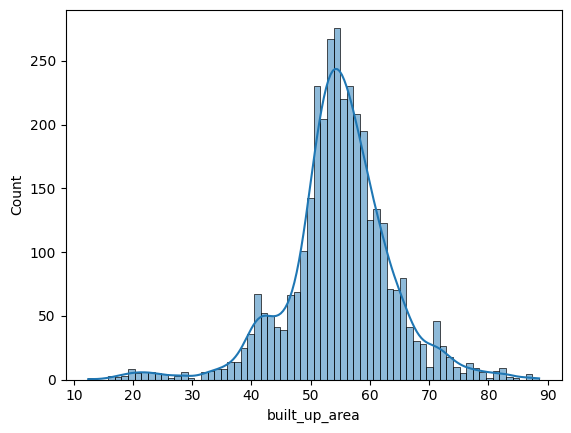
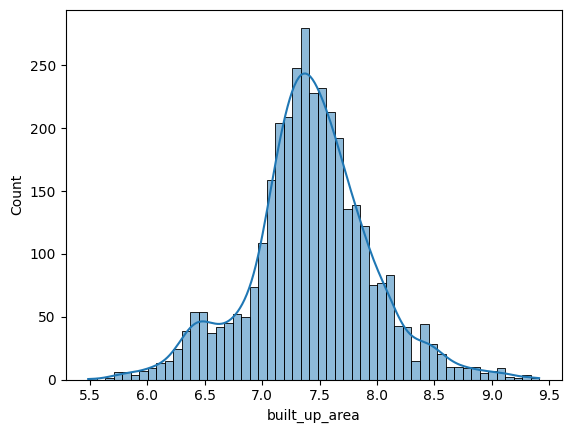
Code edit (unified diff) that turned the first committed figure into the second:
--- before
+++ after
@@ -1,3 +1,3 @@
 # transform builtup area as well as it is also skewed
 
-sns.histplot(X['built_up_area'].apply(lambda x : (np.log1p(x))**2), kde = True)
+sns.histplot(X['built_up_area'].apply(lambda x : (np.log1p(x))), kde = True)

Commit: prediction api completed